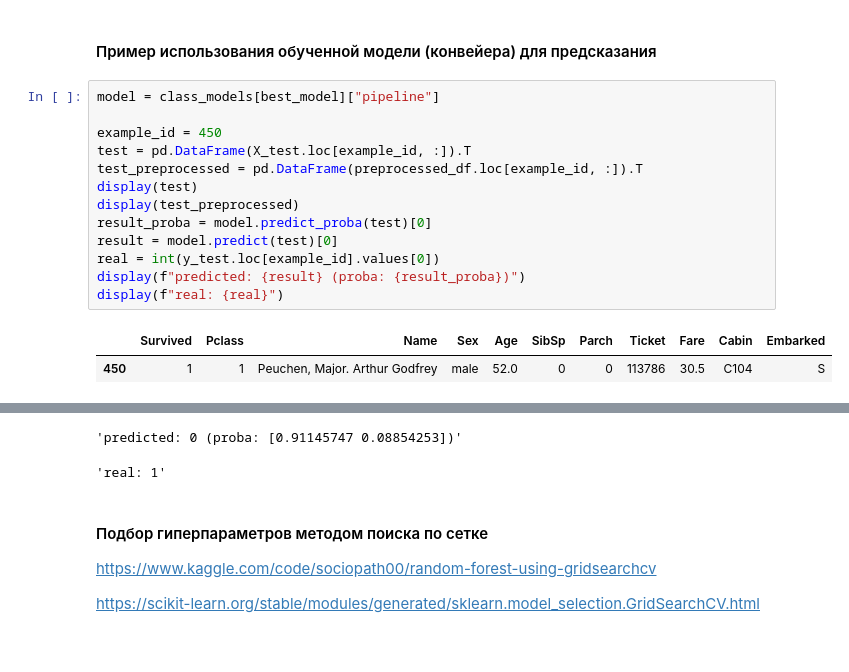
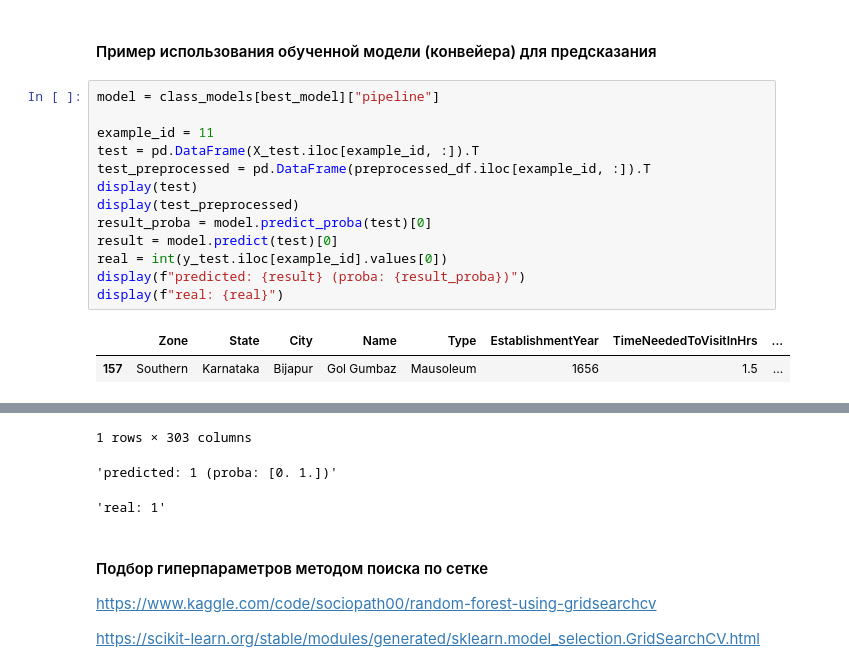
Before and after one commit to Likogeles/IIAS_lab_1, a Jupyter notebook: my_lab/lab_4.ipynb, the cells around one changed output, grey strips where cells are left out. Saved outputs shown, nothing was run; the diff lists cells and outputs as text.

```diff
--- a/my_lab/lab_4.ipynb
+++ b/my_lab/lab_4.ipynb
@@ -481,16 +468,16 @@ error_df.sort_index()
 # %%
 model = class_models[best_model]["pipeline"]
 
-example_id = 450
-test = pd.DataFrame(X_test.loc[example_id, :]).T
-test_preprocessed = pd.DataFrame(preprocessed_df.loc[example_id, :]).T
+example_id = 11
+test = pd.DataFrame(X_test.iloc[example_id, :]).T
+test_preprocessed = pd.DataFrame(preprocessed_df.iloc[example_id, :]).T
 display(test)
 display(test_preprocessed)
 result_proba = model.predict_proba(test)[0]
 result = model.predict(test)[0]
-real = int(y_test.loc[example_id].values[0])
+real = int(y_test.iloc[example_id].values[0])
 display(f"predicted: {result} (proba: {result_proba})")
 display(f"real: {real}")
 # %% [output]
-|  | Survived | Pclass | Name | Sex | Age | SibSp | Parch | Ticket | Fare | Cabin | Embarked |
-| 450 | 1 | 1 | Peuchen, Major. Arthur Godfrey | male | 52.0 | 0 | 0 | 113786 | 30.5 | C104 | S |
+|  | Zone | State | City | Name | Type | EstablishmentYear | TimeNeededToVisitInHrs | ... |
+| 157 | Southern | Karnataka | Bijapur | Gol Gumbaz | Mausoleum | 1656 | 1.5 | ... |
@@ -499,5 +486,6 @@ display(f"real: {real}")
-'predicted: 0 (proba: [0.91145747 0.08854253])'
+1 rows × 303 columns
-'real: 1'
+'predicted: 1 (proba: [0. 1.])'
+'real: 1'
 # %% [markdown]
 #### Подбор гиперпараметров методом поиска по сетке
 
```
Also changed, not shown: parts of 7 cells of this notebook, 1 other file.
